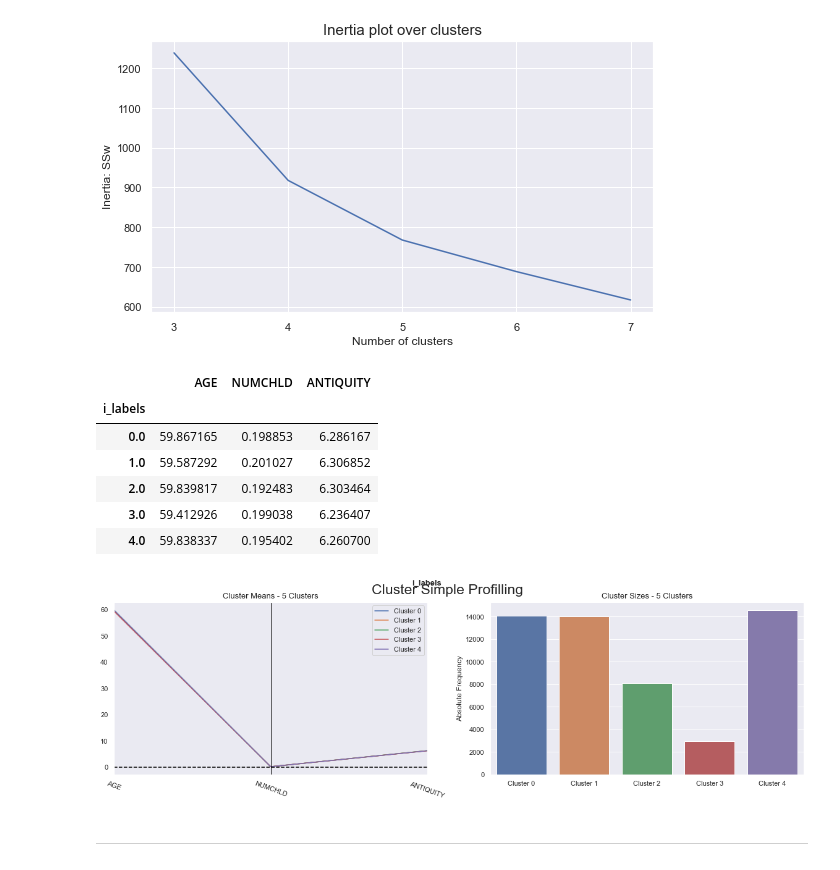
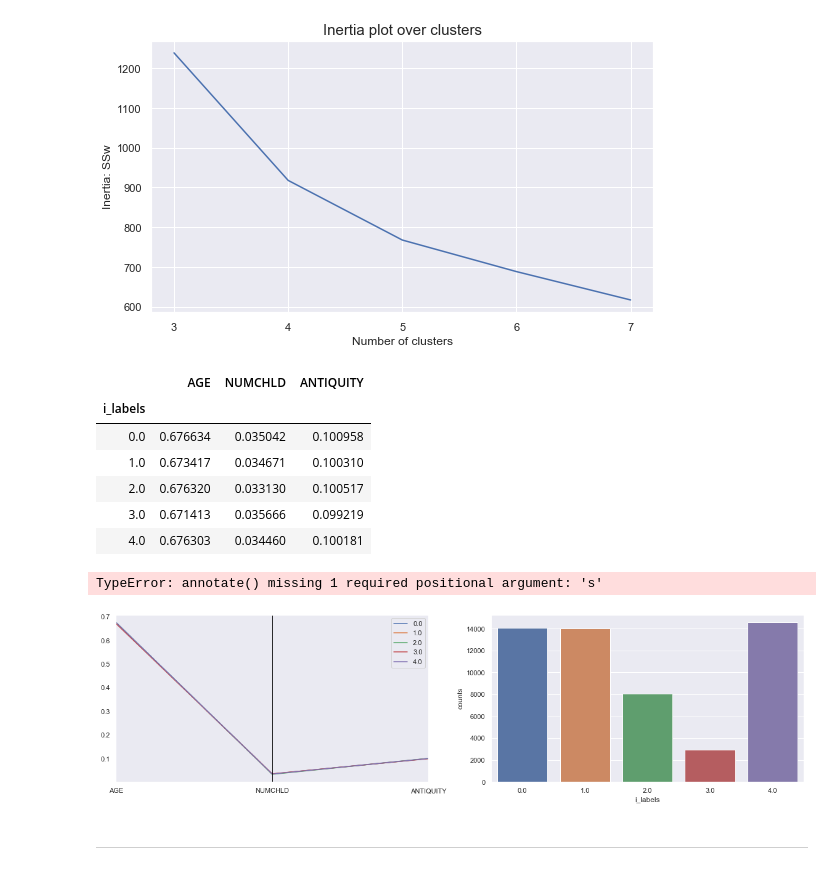
Before and after one commit to Farkites/DM_Project, a Jupyter notebook: DM_project.ipynb, the cells around one changed output. Cells and saved outputs as stored; diff of their text form; code cells hidden in the pictures.

```diff
--- a/DM_project.ipynb
+++ b/DM_project.ipynb
@@ -1679,7 +1669,7 @@ plt.show()
 # %%
 # Perform PCA again with the number of principal components you want to retain
 pca = PCA(n_components=7)
-pca_feat = pca.fit_transform(df_pca.drop(columns = ["AGE", "TIMELAG"]))
+pca_feat = pca.fit_transform(df_pca.drop(columns = ["AGE"]))
 pca_feat_names = [f"PC{i}" for i in range(pca.n_components_)]
 pca_df = pd.DataFrame(pca_feat, index=df_pca.index, columns=pca_feat_names)  # remember index=df_pca.index
 pca_df
@@ -1834,7 +1824,7 @@ def cluster_profiles(df, label_columns, figsize, compar_titles=None):
         #Setting Layout
         handles, _ = ax[0].get_legend_handles_labels()
         cluster_labels = ["Cluster {}".format(i) for i in range(len(handles))]
-        ax[0].annotate(text=titl, xy=(0.95,1.1), xycoords='axes fraction', fontsize=13, fontweight = 'heavy')
+        ax[0].annotate(s=titl, xy=(0.95,1.1), xycoords='axes fraction', fontsize=13, fontweight = 'heavy')
         ax[0].legend(handles, cluster_labels) # Adaptable to number of clusters
         ax[0].axhline(color="black", linestyle="--")
         ax[0].set_title("Cluster Means - {} Clusters".format(len(handles)), fontsize=13)
@@ -2332,26 +2329,27 @@ kmclust = KMeans(n_clusters=5, init='k-means++', n_init=10, random_state=1,verbo
 km_labels = kmclust.fit_predict(df_i)
 # %%
 # Characterizing the final clusters
-df_concat = pd.concat((donors_df[featset_i], pd.Series(km_labels, name='i_labels')), axis=1)
-df_concat.groupby('i_labels').mean()
+df_i['i_labels'] = pd.Series(km_labels)
+df_i.groupby('i_labels').mean()
 # %% [output]
 |  | AGE | NUMCHLD | ANTIQUITY |
 | i_labels |  |  |  |
-| 0.0 | 59.867165 | 0.198853 | 6.286167 |
-| 1.0 | 59.587292 | 0.201027 | 6.306852 |
-| 2.0 | 59.839817 | 0.192483 | 6.303464 |
-| 3.0 | 59.412926 | 0.199038 | 6.236407 |
-| 4.0 | 59.838337 | 0.195402 | 6.260700 |
+| 0.0 | 0.676634 | 0.035042 | 0.100958 |
+| 1.0 | 0.673417 | 0.034671 | 0.100310 |
+| 2.0 | 0.676320 | 0.033130 | 0.100517 |
+| 3.0 | 0.671413 | 0.035666 | 0.099219 |
+| 4.0 | 0.676303 | 0.034460 | 0.100181 |
 # %%
 # Profilling the clusters from this solution.
 cluster_profiles(
-    df = df_concat,
+    df = df_i,
     label_columns = ['i_labels'],
     figsize = (20, 5),
     compar_titles = ["i_labels"]
 )
 # %% [output]
+TypeError: annotate() missing 1 required positional argument: 's'
-[figure, old version]
+[figure, new version]
 # %% [markdown]
 ---
 # %% [markdown]
```
Also changed, not shown: parts of 65 cells of this notebook.
